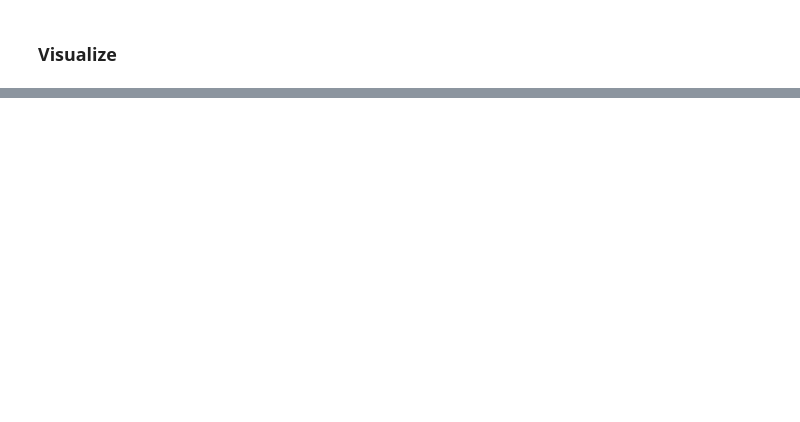
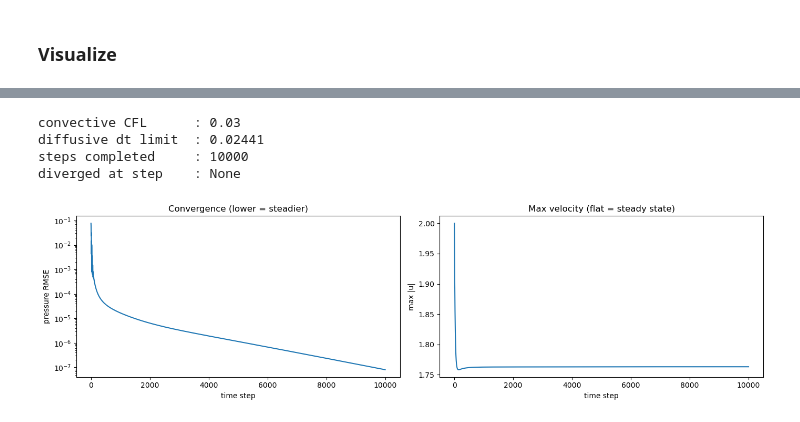
Before and after one commit to tdosreis/navier-stokes, a Jupyter notebook: notebooks/navier-stokes.ipynb, the cells around one changed output, grey strips where cells are left out. Cells and saved outputs as stored; diff of their text form; code cells hidden in the pictures; blank space fills up the shorter version.

```diff
--- a/notebooks/navier-stokes.ipynb
+++ b/notebooks/navier-stokes.ipynb
@@ -80,0 +149,24 @@ fig.tight_layout()
+# %%
+print(f"convective CFL      : {diagnostics['cfl']:.2f}")
+print(f"diffusive dt limit  : {diagnostics['dt_diffusive_limit']:.4g}")
+print(f"steps completed     : {diagnostics['steps_completed']}")
+print(f"diverged at step    : {diagnostics['diverged_step']}")
+
+err = diagnostics['error']
+umax = diagnostics['umax']
+steps = np.arange(1, len(err) + 1)
+
+fig, ax = plt.subplots(1, 2, figsize=(14, 4))
+ax[0].semilogy(steps, err)
+ax[0].set_xlabel('time step'); ax[0].set_ylabel('pressure RMSE')
+ax[0].set_title('Convergence (lower = steadier)')
+ax[1].plot(steps, umax)
+ax[1].set_xlabel('time step'); ax[1].set_ylabel('max |u|')
+ax[1].set_title('Max velocity (flat = steady state)')
+fig.tight_layout()
+# %% [output]
+convective CFL      : 0.03
+diffusive dt limit  : 0.02441
+steps completed     : 10000
+diverged at step    : None
+[figure, added]
```
Also changed, not shown: parts of 13 cells of this notebook, 14 other files.
